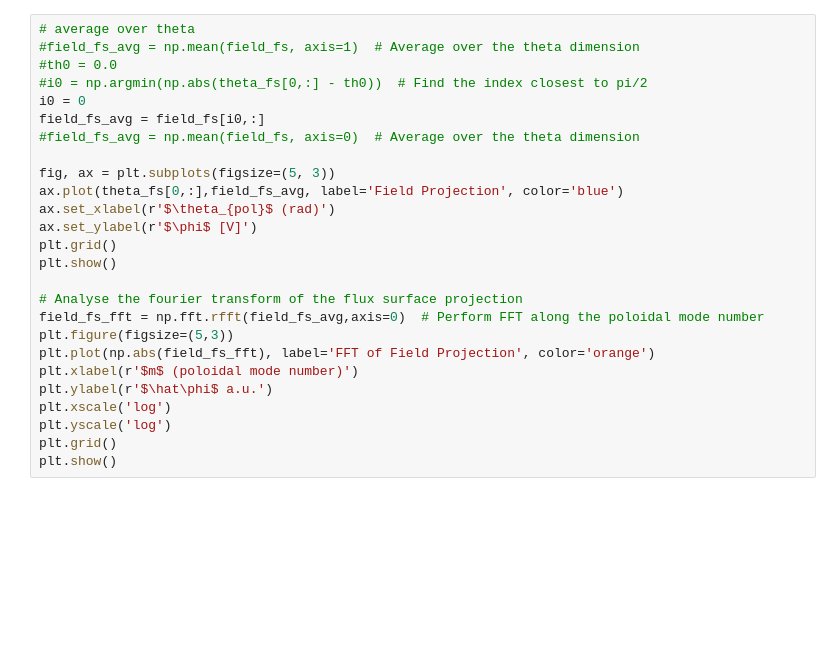
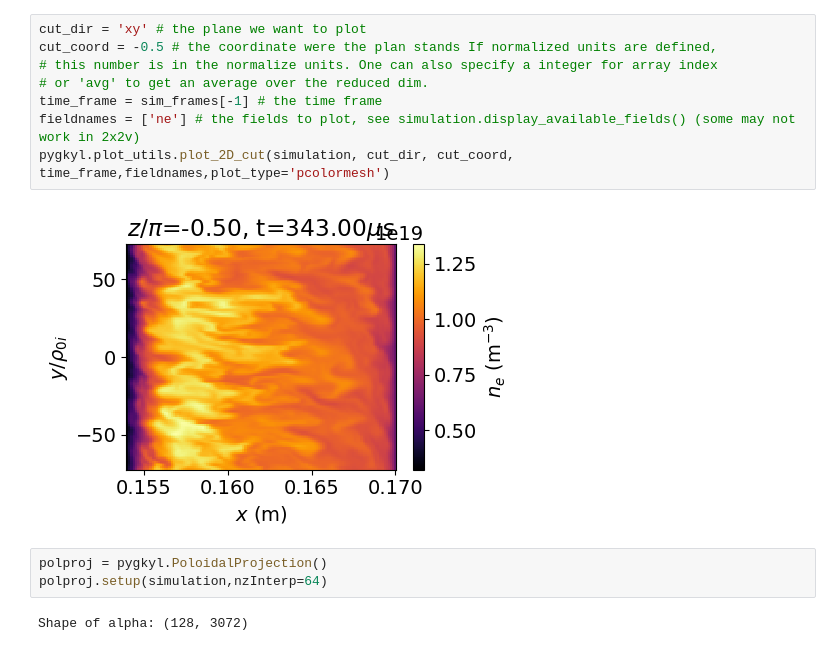
Before and after one commit to Antoinehoff/personal_gkyl_scripts, a Jupyter notebook: notebooks/dev.ipynb, the cells around one changed output. Drawn from its saved outputs; the diff is of its cells as text; blank space fills up the shorter version.

Commit message:
Notebook for poloidal projection of AUG SOL.

```diff
--- a/notebooks/dev.ipynb
+++ b/notebooks/dev.ipynb
@@ -164,26 +54,15 @@ print(f'field_fs shape: {field_fs.shape}, phi_fs shape: {phi_fs.shape}, theta_fs
-# %%
-# average over theta
-#field_fs_avg = np.mean(field_fs, axis=1)  # Average over the theta dimension
-#th0 = 0.0
-#i0 = np.argmin(np.abs(theta_fs[0,:] - th0))  # Find the index closest to pi/2
-i0 = 0
-field_fs_avg = field_fs[i0,:]
-#field_fs_avg = np.mean(field_fs, axis=0)  # Average over the theta dimension
-
-fig, ax = plt.subplots(figsize=(5, 3))
-ax.plot(theta_fs[0,:],field_fs_avg, label='Field Projection', color='blue')
-ax.set_xlabel(r'$\theta_{pol}$ (rad)')
-ax.set_ylabel(r'$\phi$ [V]')
-plt.grid()
-plt.show()
-
-# Analyse the fourier transform of the flux surface projection
-field_fs_fft = np.fft.rfft(field_fs_avg,axis=0)  # Perform FFT along the poloidal mode number
-plt.figure(figsize=(5,3))
-plt.plot(np.abs(field_fs_fft), label='FFT of Field Projection', color='orange')
-plt.xlabel(r'$m$ (poloidal mode number)')
-plt.ylabel(r'$\hat\phi$ a.u.')
-plt.xscale('log')
-plt.yscale('log')
-plt.grid()
-plt.show()
+# %%
+cut_dir = 'xy' # the plane we want to plot
+cut_coord = -0.5 # the coordinate were the plan stands If normalized units are defined,
+# this number is in the normalize units. One can also specify a integer for array index
+# or 'avg' to get an average over the reduced dim.
+time_frame = sim_frames[-1] # the time frame
+fieldnames = ['ne'] # the fields to plot, see simulation.display_available_fields() (some may not work in 2x2v)
+pygkyl.plot_utils.plot_2D_cut(simulation, cut_dir, cut_coord, time_frame,fieldnames,plot_type='pcolormesh')
+# %% [output]
+[figure, added]
+# %%
+polproj = pygkyl.PoloidalProjection()
+polproj.setup(simulation,nzInterp=64)
+# %% [output]
+Shape of alpha: (128, 3072)
```
Also changed, not shown: parts of 11 cells of this notebook, 1 other file.
